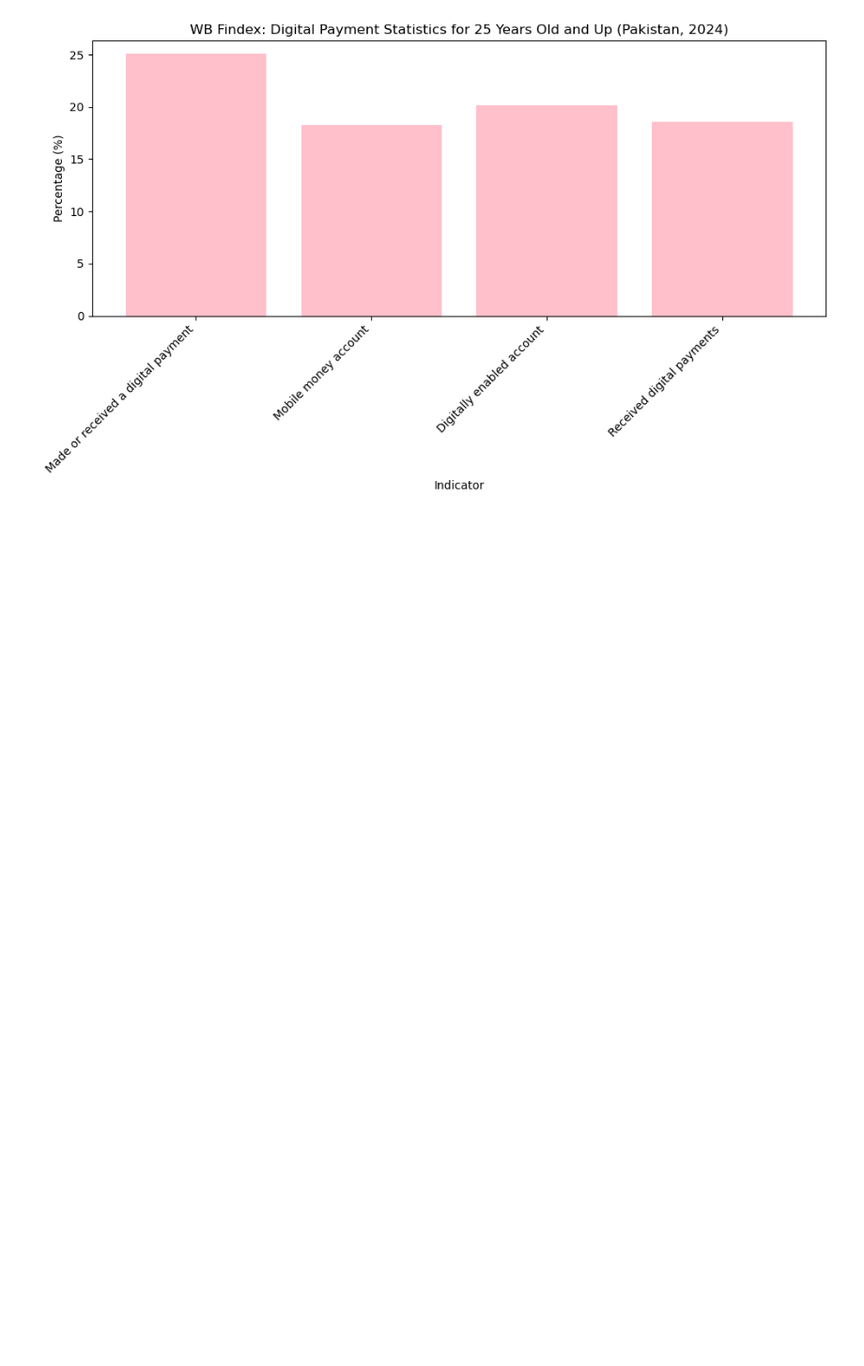
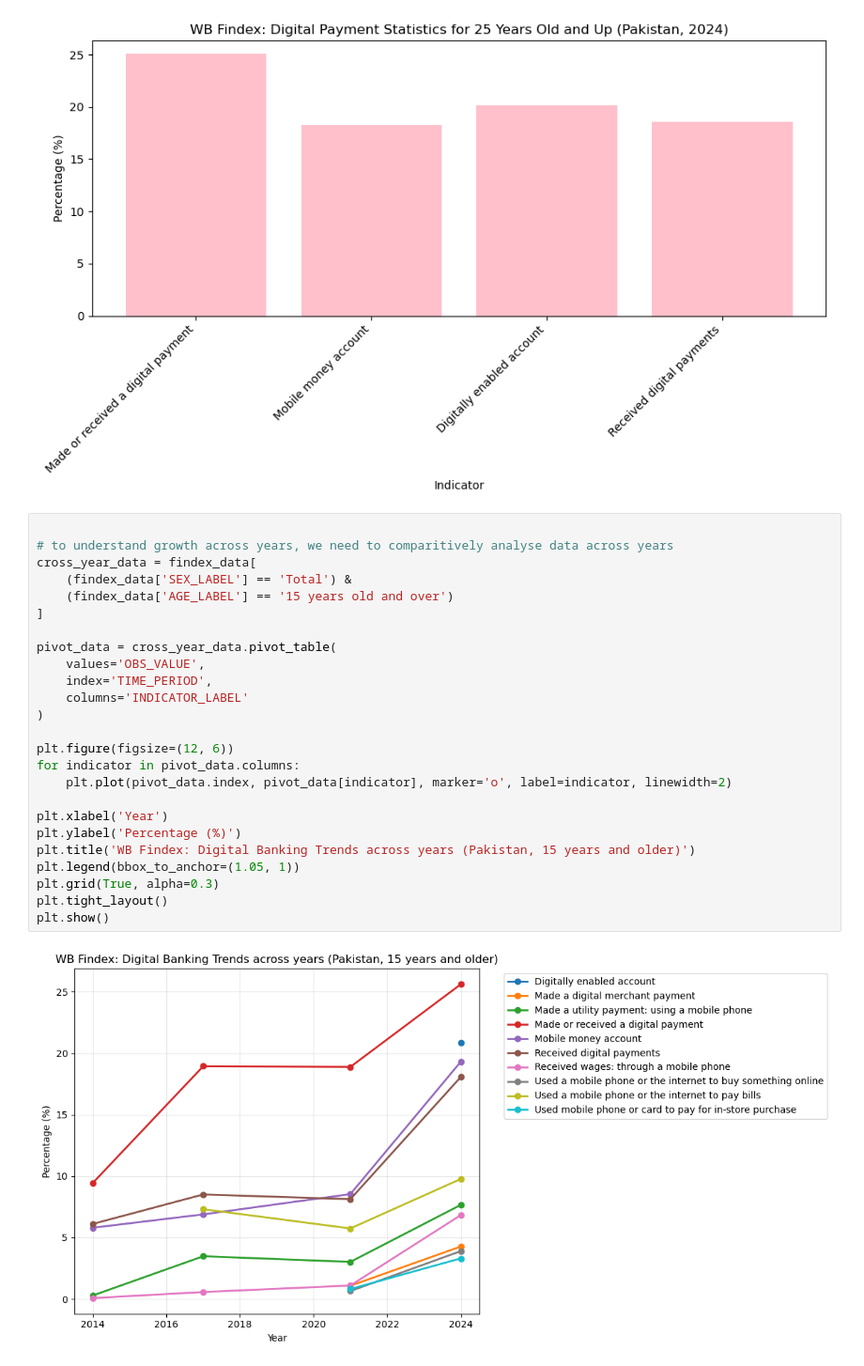
Before and after one commit to VohraAK/AI620-Assignment1, a Jupyter notebook: src/exploratory_analysis.ipynb, the cells around one changed output. Shown at 94% size. Drawn from its saved outputs; the diff is of its cells as text; blank space fills up the shorter version.

```diff
--- a/src/exploratory_analysis.ipynb
+++ b/src/exploratory_analysis.ipynb
@@ -153,3 +153,30 @@ plt.tight_layout()
 plt.show()
 # %% [output]
 [figure]
+# %%
+
+# to understand growth across years, we need to comparitively analyse data across years
+cross_year_data = findex_data[
+    (findex_data['SEX_LABEL'] == 'Total') &
+    (findex_data['AGE_LABEL'] == '15 years old and over')
+]
+
+pivot_data = cross_year_data.pivot_table(
+    values='OBS_VALUE',
+    index='TIME_PERIOD',
+    columns='INDICATOR_LABEL'
+)
+
+plt.figure(figsize=(12, 6))
+for indicator in pivot_data.columns:
+    plt.plot(pivot_data.index, pivot_data[indicator], marker='o', label=indicator, linewidth=2)
+
+plt.xlabel('Year')
+plt.ylabel('Percentage (%)')
+plt.title('WB Findex: Digital Banking Trends across years (Pakistan, 15 years and older)')
+plt.legend(bbox_to_anchor=(1.05, 1))
+plt.grid(True, alpha=0.3)
+plt.tight_layout()
+plt.show()
+# %% [output]
+[figure, added]
```
Also changed, not shown: 4 other files.
